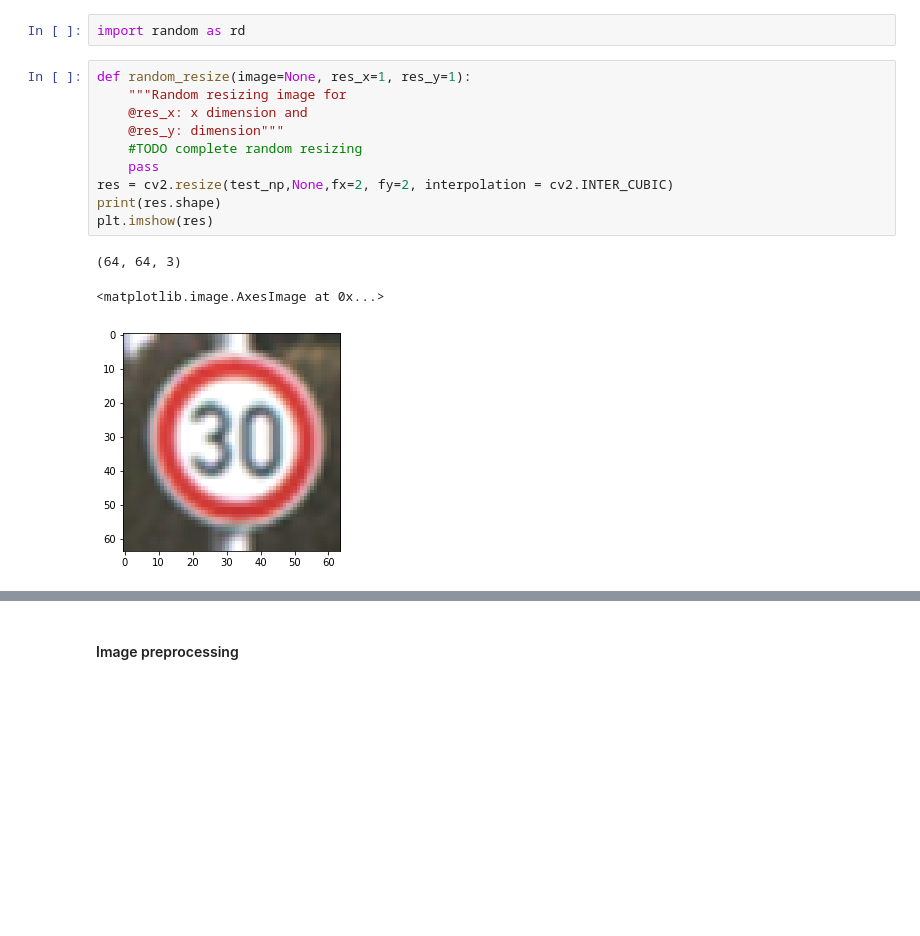
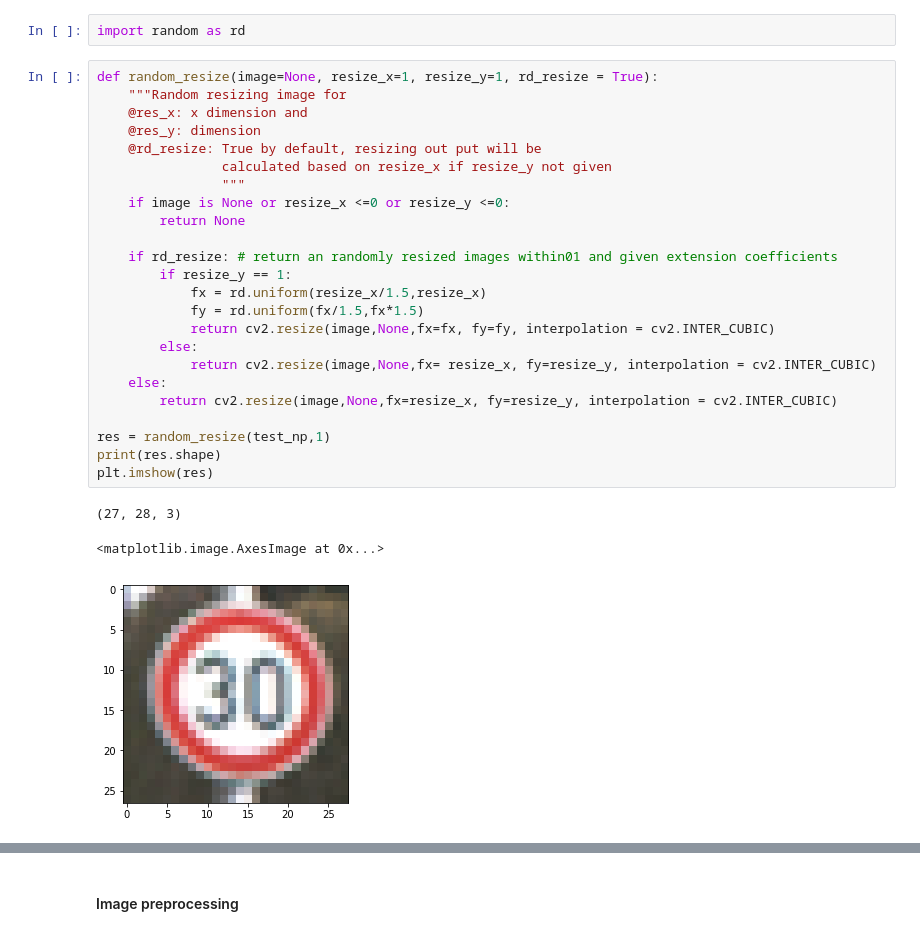
Before and after one commit to wizardkeven/Guokai-Traffic-Sign-Classifier-Project, a Jupyter notebook: Traffic_Sign_Classifier.ipynb, the cells around one changed output, grey strips where cells are left out. Cells and saved outputs as stored; diff of their text form; blank space fills up the shorter version.

```diff
--- a/Traffic_Sign_Classifier.ipynb
+++ b/Traffic_Sign_Classifier.ipynb
@@ -261,17 +261,31 @@ Preprocessed image shape: (32, 32)
 [figure]
 # %%
 import random as rd
-# %%
-def random_resize(image=None, res_x=1, res_y=1):
-    """Random resizing image for
-    @res_x: x dimension and
-    @res_y: dimension"""
-    #TODO complete random resizing
-    pass
-res = cv2.resize(test_np,None,fx=2, fy=2, interpolation = cv2.INTER_CUBIC)
-print(res.shape)
-plt.imshow(res)
-# %% [output]
-(64, 64, 3)
-<matplotlib.image.AxesImage at 0x...>
-[figure, removed]
+# %%
+def random_resize(image=None, resize_x=1, resize_y=1, rd_resize = True):
+    """Random resizing image for
+    @res_x: x dimension and
+    @res_y: dimension
+    @rd_resize: True by default, resizing out put will be
+                calculated based on resize_x if resize_y not given
+                """
+    if image is None or resize_x <=0 or resize_y <=0:
+        return None
+
+    if rd_resize: # return an randomly resized images within01 and given extension coefficients
+        if resize_y == 1:
+            fx = rd.uniform(resize_x/1.5,resize_x)
+            fy = rd.uniform(fx/1.5,fx*1.5)
+            return cv2.resize(image,None,fx=fx, fy=fy, interpolation = cv2.INTER_CUBIC)
+        else:
+            return cv2.resize(image,None,fx= resize_x, fy=resize_y, interpolation = cv2.INTER_CUBIC)
+    else:
+        return cv2.resize(image,None,fx=resize_x, fy=resize_y, interpolation = cv2.INTER_CUBIC)
+
+res = random_resize(test_np,1)
+print(res.shape)
+plt.imshow(res)
+# %% [output]
+(27, 28, 3)
+<matplotlib.image.AxesImage at 0x...>
+[figure, added]
```
Also changed, not shown: parts of 14 cells of this notebook.
